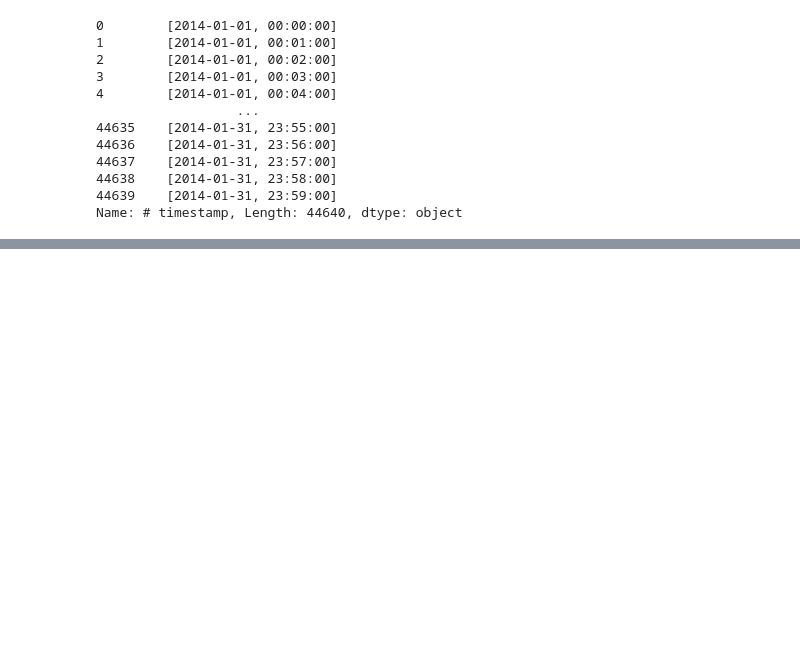
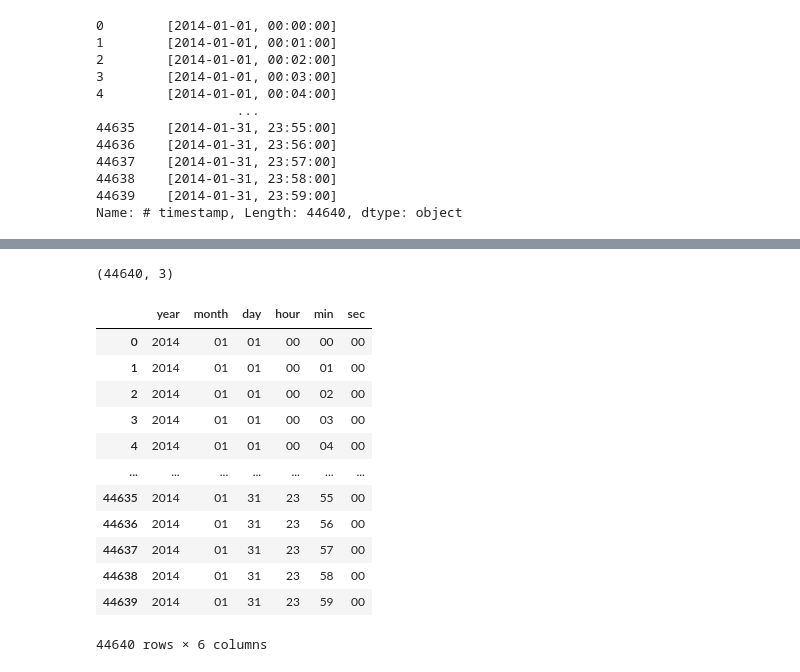
Before and after one commit to pragnaS/grid-edge, a Jupyter notebook: models/inverse/Timestamps.ipynb, the cells around one changed output, grey strips where cells are left out. Drawn from its saved outputs; the diff is of its cells as text; code cells hidden in the pictures; blank space fills up the shorter version.

```diff
--- a/models/inverse/Timestamps.ipynb
+++ b/models/inverse/Timestamps.ipynb
@@ -64,0 +58,22 @@ month
+# %%
+timestamp = np.array(timestamp)
+timestamp.shape
+# %% [output]
+(44640, 3)
+# %%
+#separating the individual values into different list
+year = []
+month = []
+day = []
+for y in range(len(date)):
+    year.append(date[y][0])
+    month.append(date[y][1])
+    day.append(date[y][2])
+
+hour = []
+minute = []
+sec = []
+for y in range(len(timestamp)):
+    hour.append(timestamp[y][0])
+    minute.append(timestamp[y][1])
+    sec.append(timestamp[y][2])
@@ -64,0 +89,16 @@ month
+# %%
+time_df
+# %% [output]
+|  | year | month | day | hour | min | sec |
+| 0 | 2014 | 01 | 01 | 00 | 00 | 00 |
+| 1 | 2014 | 01 | 01 | 00 | 01 | 00 |
+| 2 | 2014 | 01 | 01 | 00 | 02 | 00 |
+| 3 | 2014 | 01 | 01 | 00 | 03 | 00 |
+| 4 | 2014 | 01 | 01 | 00 | 04 | 00 |
+| ... | ... | ... | ... | ... | ... | ... |
+| 44635 | 2014 | 01 | 31 | 23 | 55 | 00 |
+| 44636 | 2014 | 01 | 31 | 23 | 56 | 00 |
+| 44637 | 2014 | 01 | 31 | 23 | 57 | 00 |
+| 44638 | 2014 | 01 | 31 | 23 | 58 | 00 |
+| 44639 | 2014 | 01 | 31 | 23 | 59 | 00 |
+44640 rows × 6 columns
```
Also changed, not shown: parts of 11 cells of this notebook.
